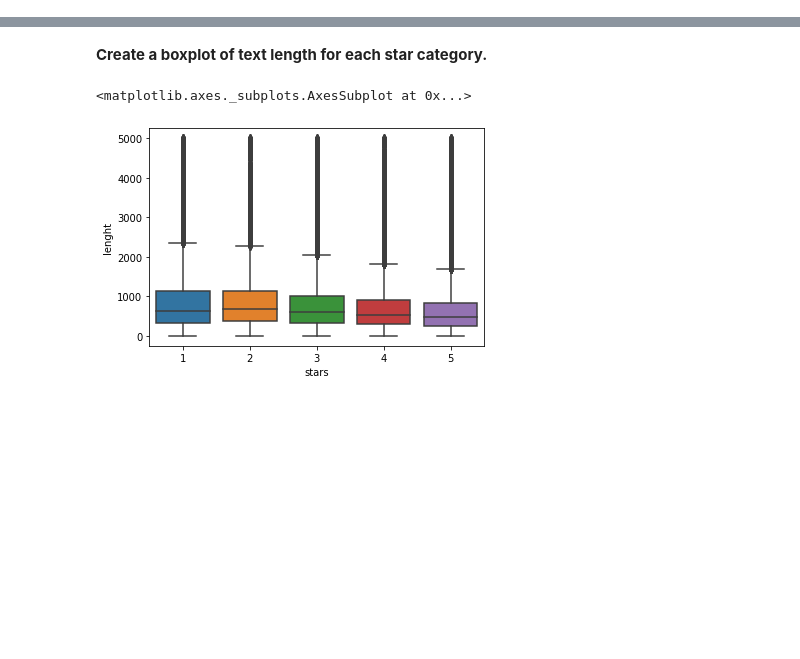
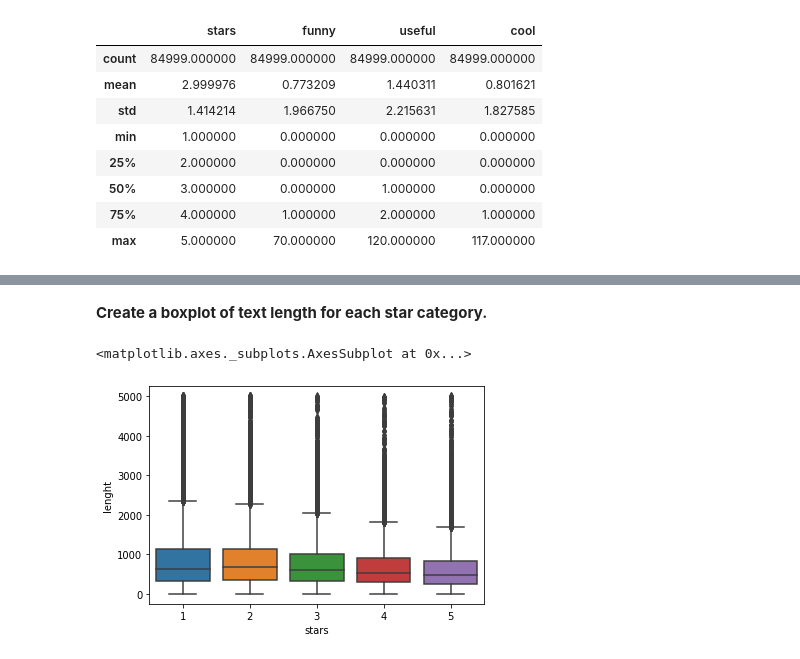
Before and after one commit to miggelucas/NLP-studies, a Jupyter notebook: NLP_Project_Udemy.ipynb, the cells around one changed output, grey strips where cells are left out. Saved outputs shown, nothing was run; the diff lists cells and outputs as text; code cells hidden in the pictures; blank space fills up the shorter version.

```diff
--- a/NLP_Project_Udemy.ipynb
+++ b/NLP_Project_Udemy.ipynb
@@ -83 +150,13 @@ data
+# %%
+df.describe()
+# %% [output]
+|  | stars | funny | useful | cool |
+| count | 84999.000000 | 84999.000000 | 84999.000000 | 84999.000000 |
+| mean | 2.999976 | 0.773209 | 1.440311 | 0.801621 |
+| std | 1.414214 | 1.966750 | 2.215631 | 1.827585 |
+| min | 1.000000 | 0.000000 | 0.000000 | 0.000000 |
+| 25% | 2.000000 | 0.000000 | 0.000000 | 0.000000 |
+| 50% | 3.000000 | 0.000000 | 1.000000 | 0.000000 |
+| 75% | 4.000000 | 1.000000 | 2.000000 | 1.000000 |
+| max | 5.000000 | 70.000000 | 120.000000 | 117.000000 |
 # %%
```
Also changed, not shown: parts of 99 cells of this notebook.
